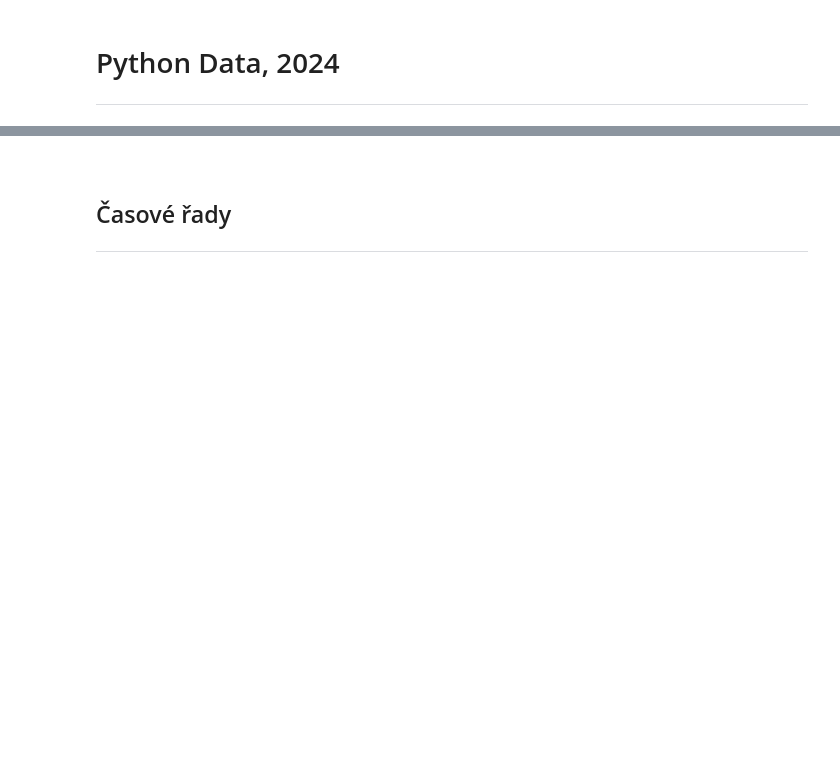
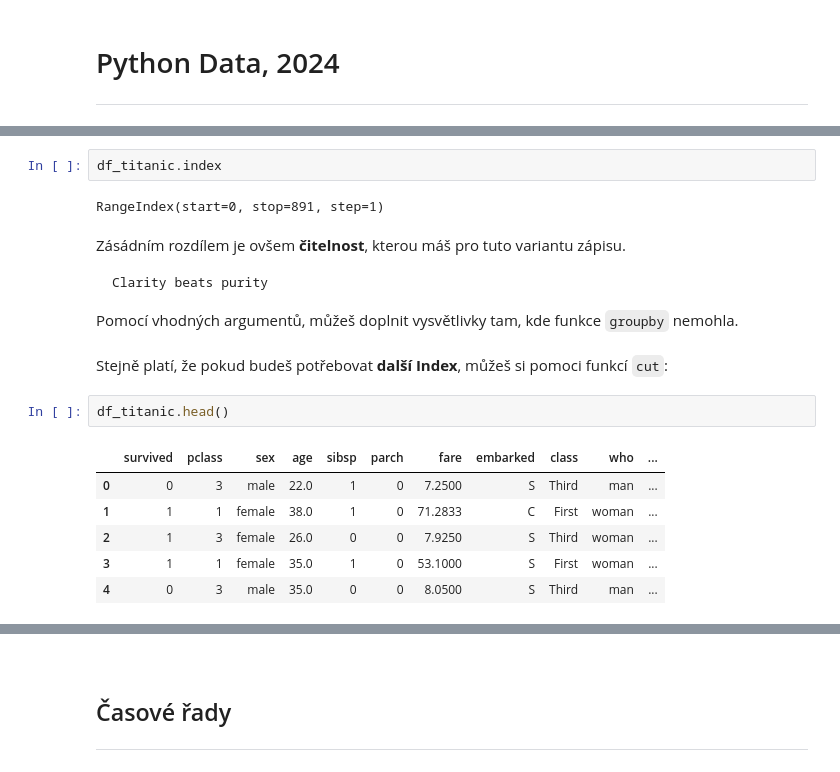
Before and after one commit to Bralor/python-data-2024, a Jupyter notebook: shared/notebooks/lesson04.ipynb, the cells around one changed output, grey strips where cells are left out. Saved outputs shown, nothing was run; the diff lists cells and outputs as text; blank space fills up the shorter version.

````diff
--- a/shared/notebooks/lesson04.ipynb
+++ b/shared/notebooks/lesson04.ipynb
@@ -17,0 +821,23 @@
+# %%
+df_titanic.index
+# %% [output]
+RangeIndex(start=0, stop=891, step=1)
+# %% [markdown]
+Zásádním rozdílem je ovšem **čitelnost**, kterou máš pro tuto variantu zápisu.
+
+```
+Clarity beats purity
+```
+
+Pomocí vhodných argumentů, můžeš doplnit vysvětlivky tam, kde funkce `groupby` nemohla.
+# %% [markdown]
+Stejně platí, že pokud budeš potřebovat **další Index**, můžeš si pomoci funkcí `cut`:
+# %%
+df_titanic.head()
+# %% [output]
+|  | survived | pclass | sex | age | sibsp | parch | fare | embarked | class | who | ... |
+| 0 | 0 | 3 | male | 22.0 | 1 | 0 | 7.2500 | S | Third | man | ... |
+| 1 | 1 | 1 | female | 38.0 | 1 | 0 | 71.2833 | C | First | woman | ... |
+| 2 | 1 | 3 | female | 26.0 | 0 | 0 | 7.9250 | S | Third | woman | ... |
+| 3 | 1 | 1 | female | 35.0 | 1 | 0 | 53.1000 | S | First | woman | ... |
+| 4 | 0 | 3 | male | 35.0 | 0 | 0 | 8.0500 | S | Third | man | ... |
````
Also changed, not shown: parts of 346 cells of this notebook.
